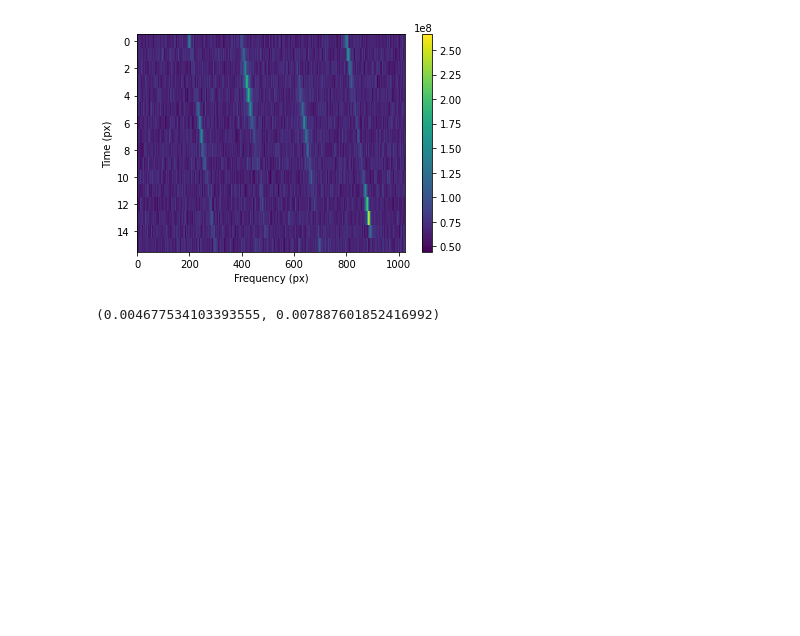
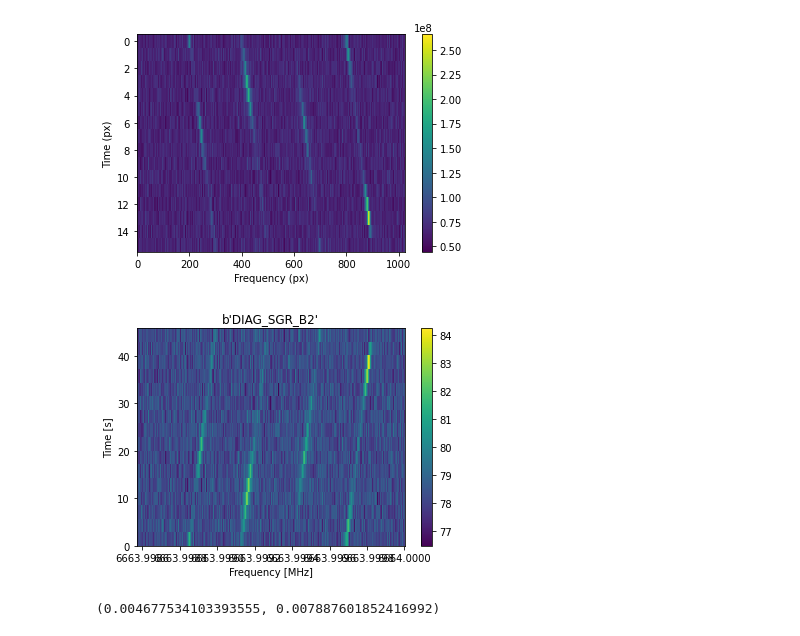
Before and after one commit to bbrzycki/setigen, a Jupyter notebook: jupyter-notebooks/development/Working with Observational Frames.ipynb, the cells around one changed output. Cells and saved outputs as stored; diff of their text form; code cells hidden in the pictures; blank space fills up the shorter version.

```diff
--- a/jupyter-notebooks/development/Working with Observational Frames.ipynb
+++ b/jupyter-notebooks/development/Working with Observational Frames.ipynb
@@ -143,6 +143,10 @@ frame2.metadata
 # %% [output]
 {}
 [figure]
+# %%
+frame2.bl_show()
+# %% [output]
+[figure, added]
 # %%
 time0 = time.time()
 
```
Also changed, not shown: 3 other files.
